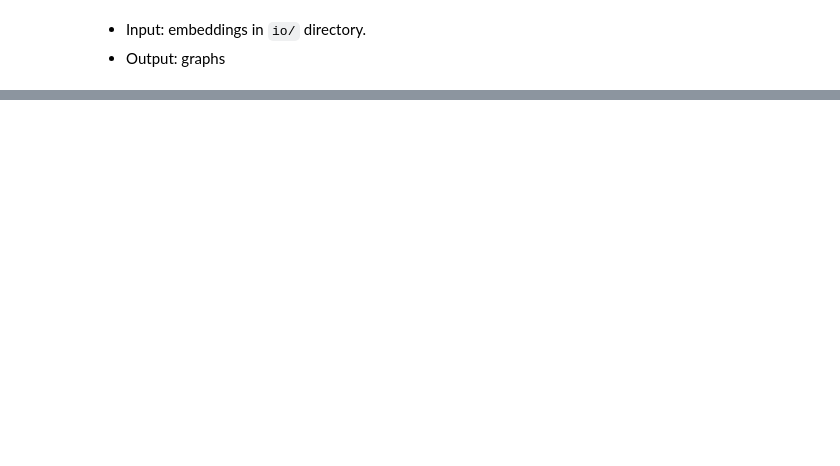
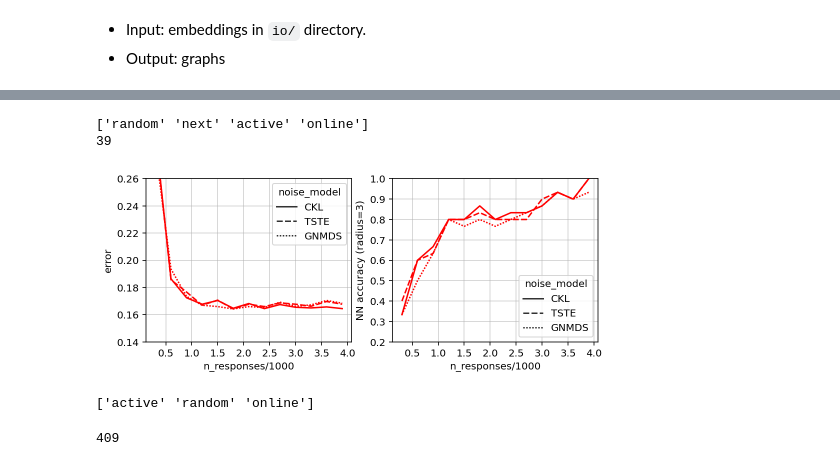
Before and after one commit to stsievert/salmon-experiments, a Jupyter notebook: alien-egg/Viz.ipynb, the cells around one changed output, grey strips where cells are left out. Cells and saved outputs as stored; diff of their text form; code cells hidden in the pictures; blank space fills up the shorter version.

```diff
--- a/alien-egg/Viz.ipynb
+++ b/alien-egg/Viz.ipynb
@@ -194,0 +239,69 @@ for k, (y, ax) in enumerate(zip(Y, axs.flatten())):
+# %%
+w = 3
+
+print(df.sampling.unique())
+idx = (df.sampling == "random") & (df.est__random_state == 1) & (df.noise_model.isin(["CKL", "TSTE", "GNMDS"]))
+s = df[idx].copy()
+s["error"] = 1 - s["accuracy"]
+print(len(s))
+
+fig, axs = plt.subplots(figsize=(2.7 * w, w), ncols=2)
+ax = sns.lineplot(
+    x="n_responses/1000",
+    y="error",
+    style="noise_model",
+    data=s,
+    ax=axs[0],
+    color="red",
+    ci=None,
+    estimator="median",
+)
+ax.set_ylim(0.14, 0.26)
+ax.grid(alpha=0.6)
+ax.xaxis.set_major_locator(plt.MultipleLocator(0.5))
+
+ax = sns.lineplot(
+    x="n_responses/1000",
+    y="nn_diff_2",
+    style="noise_model",
+    data=s,
+    ax=axs[1],
+    color="red",
+    ci=None,
+    estimator="median",
+)
+ax.grid(alpha=0.6)
+ax.set_ylim(0.2, 1)
+ax.set_ylabel("NN accuracy (radius=3)")
+ax.xaxis.set_major_locator(plt.MultipleLocator(0.5))
+# ax.set_ylim(0.14, 0.26)
+# ax.grid(alpha=0.6)
+# ax.xaxis.set_major_locator(plt.MultipleLocator(0.5))
+# %% [output]
+['random' 'next' 'active' 'online']
+39
+[figure, added]
+# %%
+import matplotlib.ticker as ticker
+# show = df[df.embedding.isin(["online", "CKL"])].copy()
+idx = df.embedding.isin(["CKL", "online"]) & df.sampling.isin(["active", "random", "online"])
+show = df[idx].copy()
+
+show["error"] = 1 - show["accuracy"]
+
+print(show.sampling.unique())
+prob = show["n"] * show["d"] * np.log(show["n"])
+show["n_responses/prob"] = show["n_responses"] / prob
+# %% [output]
+['active' 'random' 'online']
+# %%
+w = 3
+
+idx = show.sampling.isin(["random", "online"])
+idx |= (show.sampling == "active") & (show.est__random_state == 0)
+s = show[idx].copy()
+print(len(s))
+
+s["error"] = 1 - s["accuracy"]
+# %% [output]
+409
```
Also changed, not shown: parts of 38 cells of this notebook, 1 other file.
